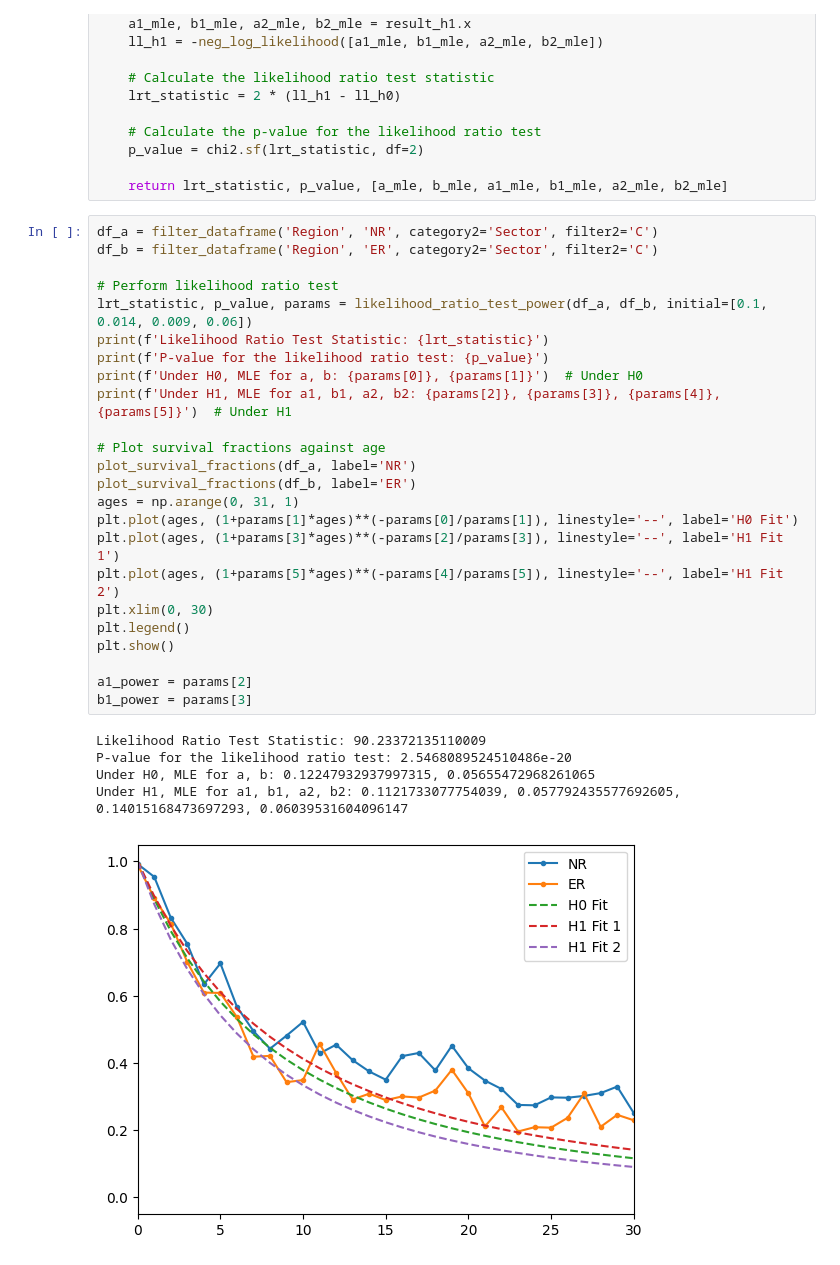
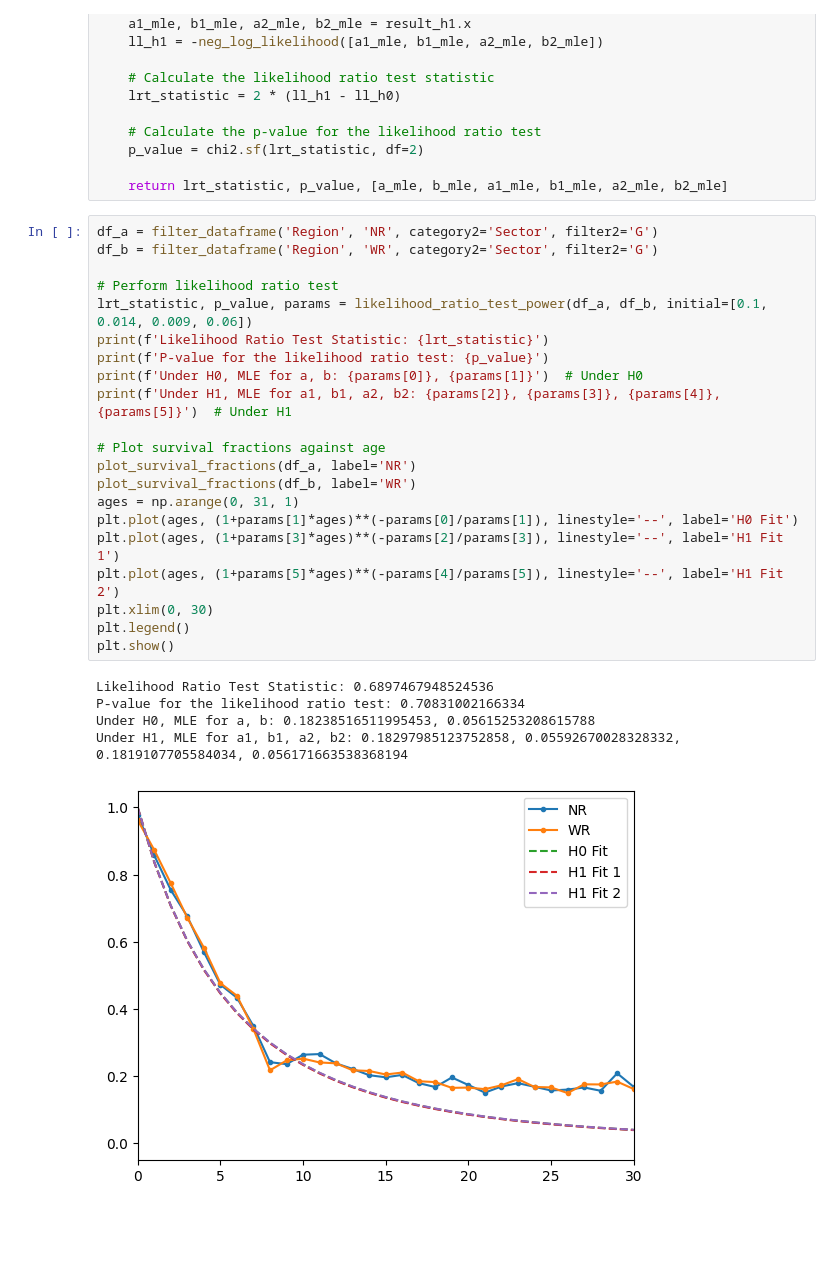
Before and after one commit to maxcyn/a-star, a Jupyter notebook: survival_fractions.ipynb, the cells around one changed output. Saved outputs shown, nothing was run; the diff lists cells and outputs as text; blank space fills up the shorter version.

Commit message:
log graphs

```diff
--- a/survival_fractions.ipynb
+++ b/survival_fractions.ipynb
@@ -613,35 +613,32 @@ def likelihood_ratio_test_power(df_a, df_b, *, initial=[0.1,0.01,0.1,0.01]):
 
     return lrt_statistic, p_value, [a_mle, b_mle, a1_mle, b1_mle, a2_mle, b2_mle]
 # %%
-df_a = filter_dataframe('Region', 'NR', category2='Sector', filter2='C')
-df_b = filter_dataframe('Region', 'ER', category2='Sector', filter2='C')
+df_a = filter_dataframe('Region', 'NR', category2='Sector', filter2='G')
+df_b = filter_dataframe('Region', 'WR', category2='Sector', filter2='G')
 
 # Perform likelihood ratio test
 lrt_statistic, p_value, params = likelihood_ratio_test_power(df_a, df_b, initial=[0.1, 0.014, 0.009, 0.06])
 print(f'Likelihood Ratio Test Statistic: {lrt_statistic}')
 print(f'P-value for the likelihood ratio test: {p_value}')
 print(f'Under H0, MLE for a, b: {params[0]}, {params[1]}')  # Under H0
 print(f'Under H1, MLE for a1, b1, a2, b2: {params[2]}, {params[3]}, {params[4]}, {params[5]}')  # Under H1
 
 # Plot survival fractions against age
 plot_survival_fractions(df_a, label='NR')
-plot_survival_fractions(df_b, label='ER')
+plot_survival_fractions(df_b, label='WR')
 ages = np.arange(0, 31, 1)
 plt.plot(ages, (1+params[1]*ages)**(-params[0]/params[1]), linestyle='--', label='H0 Fit')
 plt.plot(ages, (1+params[3]*ages)**(-params[2]/params[3]), linestyle='--', label='H1 Fit 1')
 plt.plot(ages, (1+params[5]*ages)**(-params[4]/params[5]), linestyle='--', label='H1 Fit 2')
 plt.xlim(0, 30)
 plt.legend()
 plt.show()
-
-a1_power = params[2]
-b1_power = params[3]
 # %% [output]
-Likelihood Ratio Test Statistic: 90.23372135110009
-P-value for the likelihood ratio test: 2.5468089524510486e-20
-Under H0, MLE for a, b: 0.12247932937997315, 0.05655472968261065
-Under H1, MLE for a1, b1, a2, b2: 0.1121733077754039, 0.057792435577692605, 0.14015168473697293, 0.06039531604096147
+Likelihood Ratio Test Statistic: 0.6897467948524536
+P-value for the likelihood ratio test: 0.70831002166334
+Under H0, MLE for a, b: 0.18238516511995453, 0.05615253208615788
+Under H1, MLE for a1, b1, a2, b2: 0.18297985123752858, 0.05592670028328332, 0.1819107705584034, 0.056171663538368194
-[figure, old version]
+[figure, new version]
 # %%
 df_a = filter_dataframe('Region', 'CR', category2='Sector', filter2='G')
 df_b = filter_dataframe('Sector', 'G')
```
Also changed, not shown: parts of 14 cells of this notebook.
